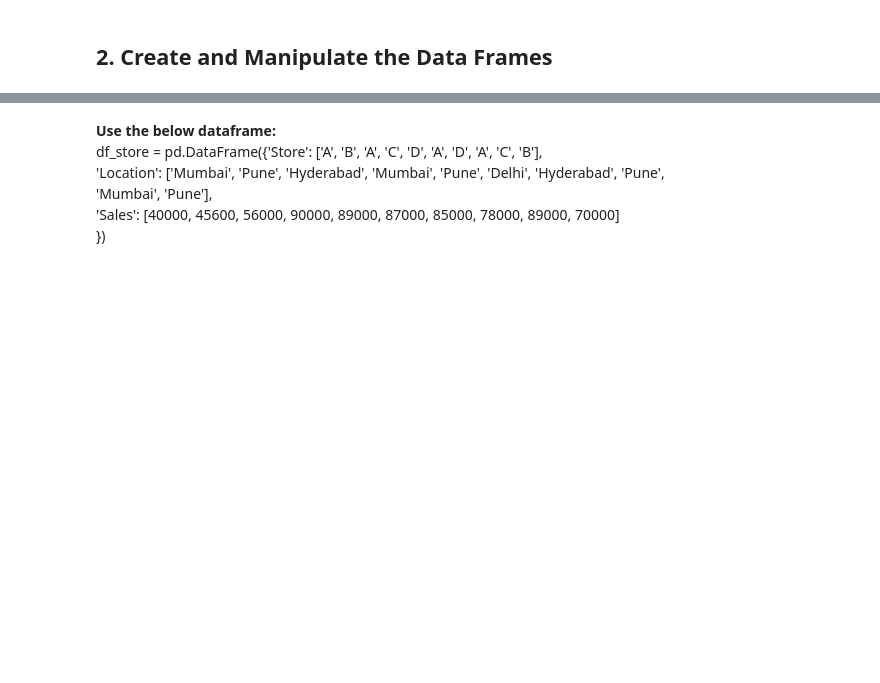
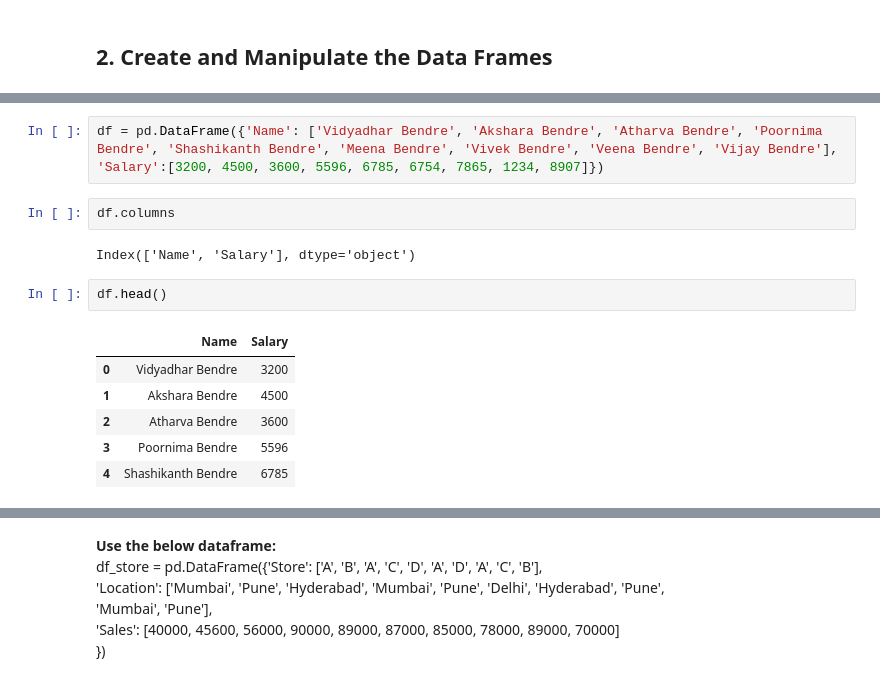
Before and after one commit to vidyadharbendre/learn_advanced_python_using_examples, a Jupyter notebook: notebooks/Advanced/advanced_python_programming_2.ipynb, the cells around one changed output, grey strips where cells are left out. Saved outputs shown, nothing was run; the diff lists cells and outputs as text; blank space fills up the shorter version.

```diff
--- a/notebooks/Advanced/advanced_python_programming_2.ipynb
+++ b/notebooks/Advanced/advanced_python_programming_2.ipynb
@@ -136,0 +151,16 @@ df = pd.DataFrame({'Name': ['Emma Larter', 'Mia Junior', 'Sophia Depp', 'James S
+# %%
+df = pd.DataFrame({'Name': ['Vidyadhar Bendre', 'Akshara Bendre', 'Atharva Bendre', 'Poornima Bendre', 'Shashikanth Bendre', 'Meena Bendre', 'Vivek Bendre', 'Veena Bendre', 'Vijay Bendre'],
+'Salary':[3200, 4500, 3600, 5596, 6785, 6754, 7865, 1234, 8907]})
+# %%
+df.columns
+# %% [output]
+Index(['Name', 'Salary'], dtype='object')
+# %%
+df.head()
+# %% [output]
+|  | Name | Salary |
+| 0 | Vidyadhar Bendre | 3200 |
+| 1 | Akshara Bendre | 4500 |
+| 2 | Atharva Bendre | 3600 |
+| 3 | Poornima Bendre | 5596 |
+| 4 | Shashikanth Bendre | 6785 |
```
Also changed, not shown: parts of 16 cells of this notebook, 1 other file.
